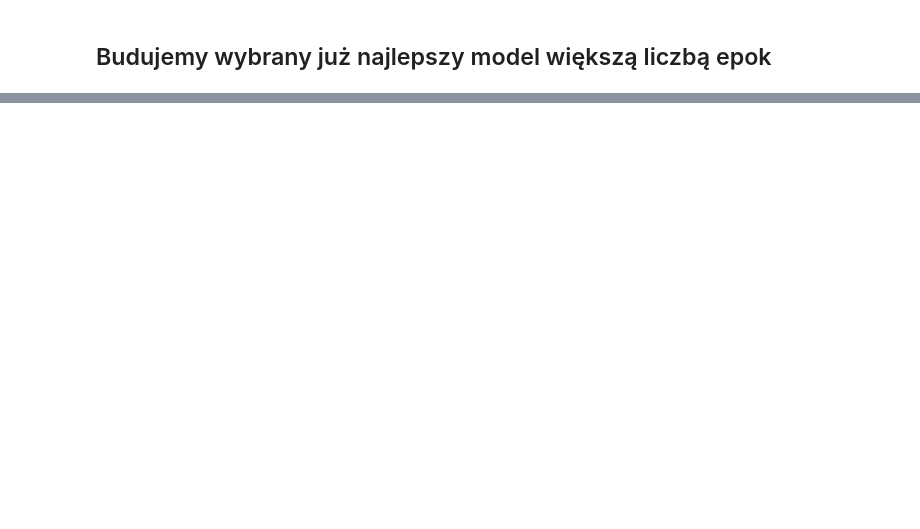
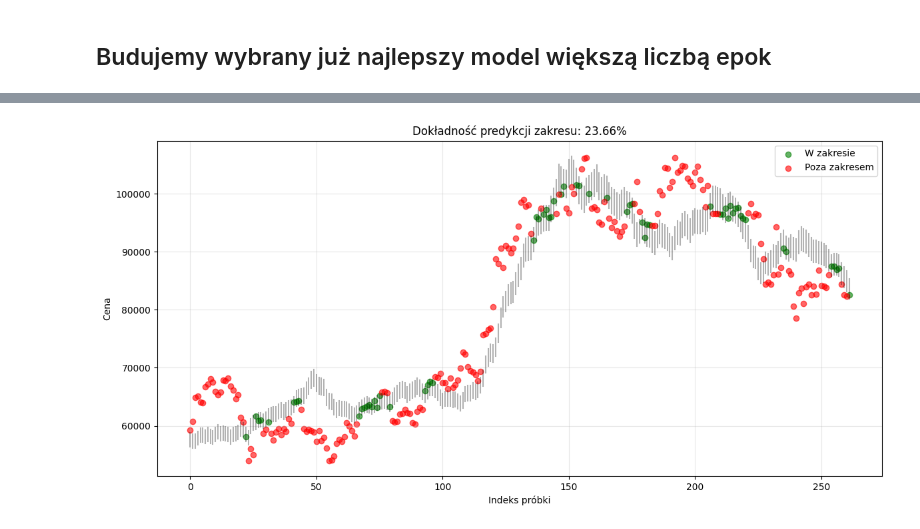
Before and after one commit to piotrczech/mathematical-modeling-in-cryptocurrency-market-forecasting, a Jupyter notebook: mlp.ipynb, the cells around one changed output, grey strips where cells are left out. Cells and saved outputs as stored; diff of their text form; code cells hidden in the pictures; blank space fills up the shorter version.

```diff
--- a/mlp.ipynb
+++ b/mlp.ipynb
@@ -222,0 +170,4 @@ plot.visualize()
+# %%
+evaluator.plot_range_accuracy()
+# %% [output]
+[figure, added]
```
Also changed, not shown: parts of 14 cells of this notebook, 2 other files.
